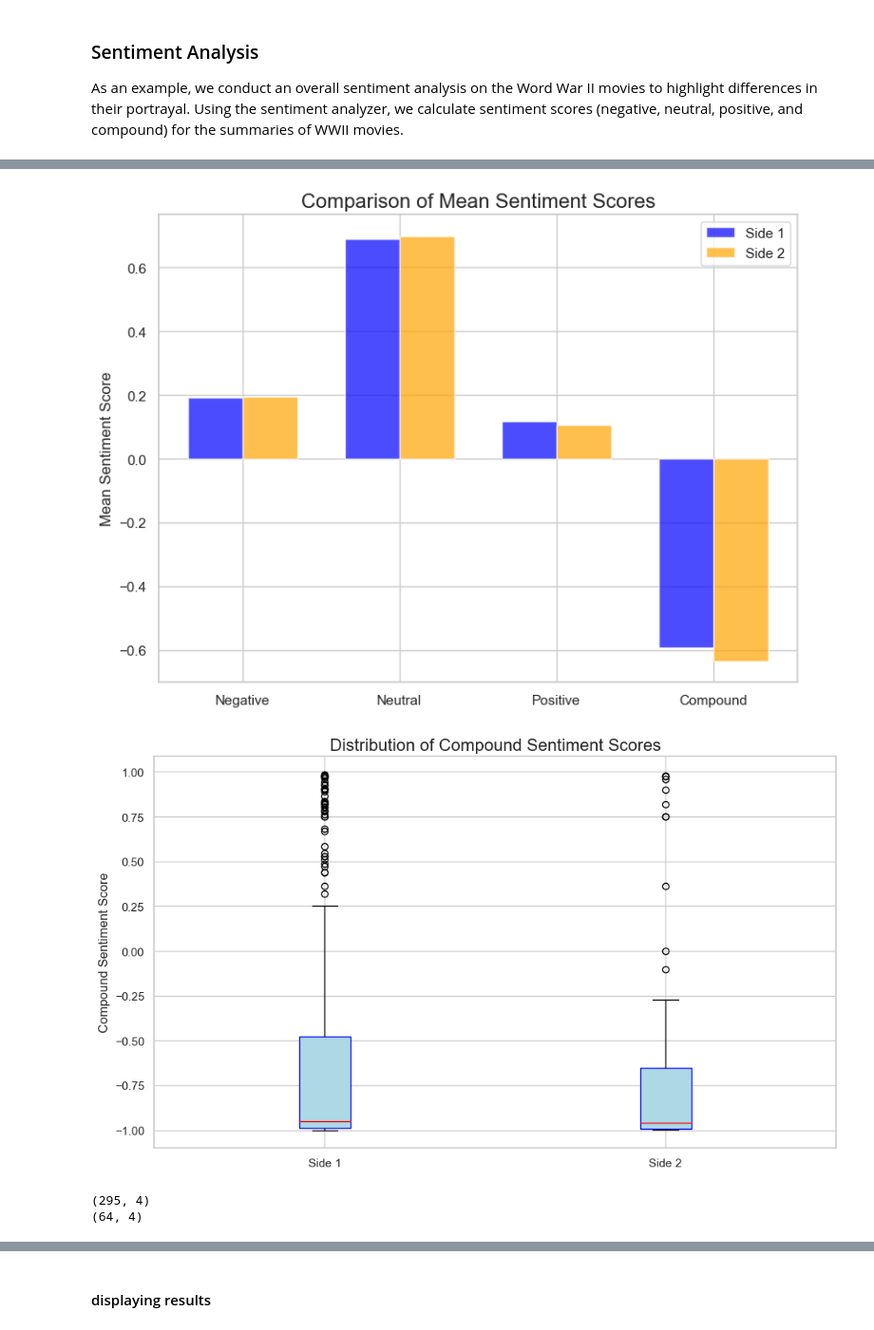
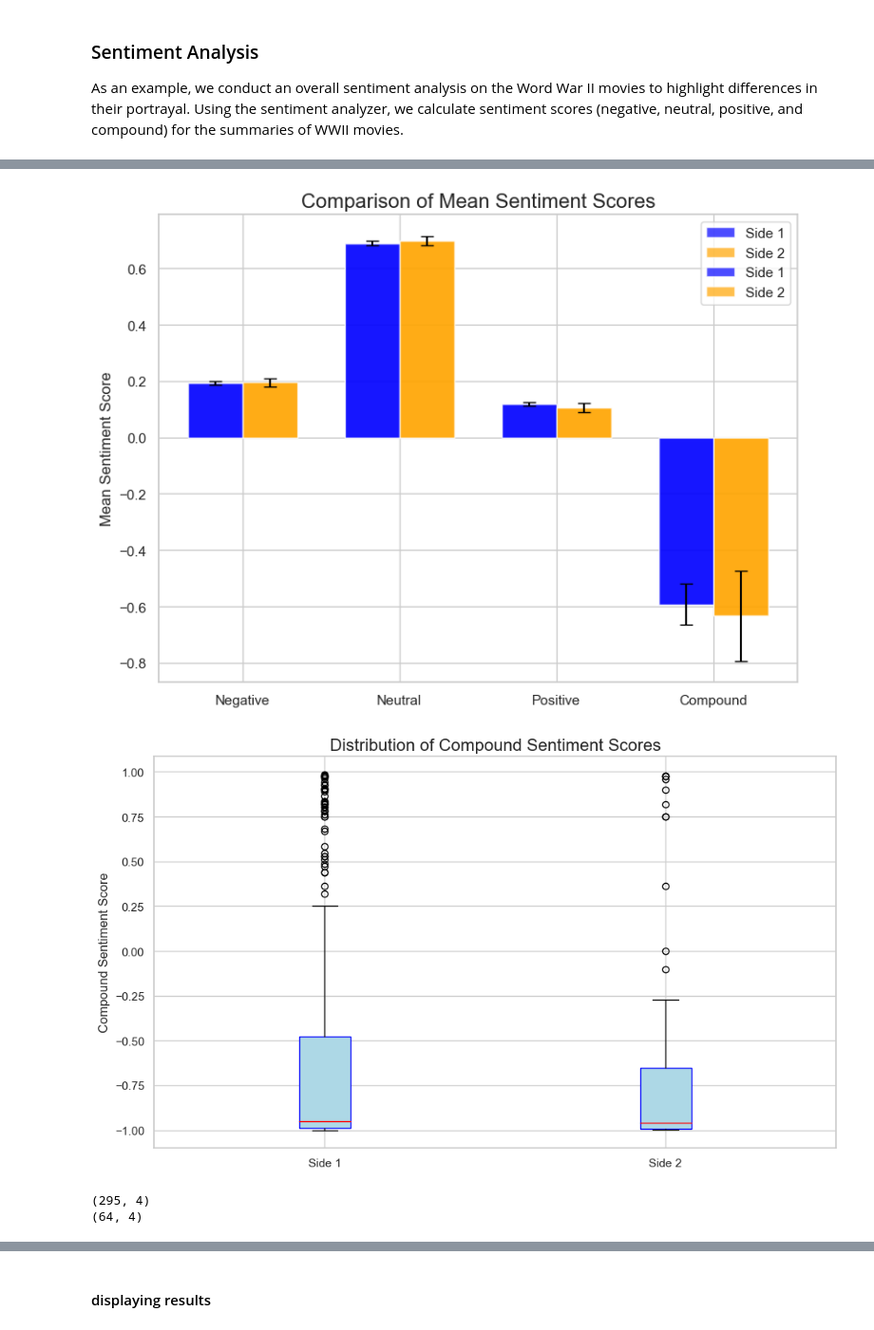
Before and after one commit to epfl-ada/ada-2024-project-americandentalassociation, a Jupyter notebook: results.ipynb, the cells around one changed output, grey strips where cells are left out. Shown at 95% size. Drawn from its saved outputs; the diff is of its cells as text; code cells hidden in the pictures.

```diff
--- a/results.ipynb
+++ b/results.ipynb
@@ -473,7 +489,3 @@ stop_words = set(stopwords.words("english"))
 [nltk_data] Downloading package vader_lexicon to
 [nltk_data]     C:\Users\wflaf\AppData\Roaming\nltk_data...
 [nltk_data]   Package vader_lexicon is already up-to-date!
-# %%
-df = pd.read_csv('data/movies_with_summaries.csv')
-wars_df = pd.read_csv('data/wars_filtered_clean.csv')
-df.head()
@@ -503,14 +499,6 @@ From the wars.csv dataset we extract the different contries involved in the conl
 wwii_bell = wars_df[wars_df['WarName'] == 'World War II'][['StateName', 'Side', 'Outcome']]
 wwii_bell_side1 = wwii_bell[wwii_bell['Side'] == 1]['StateName'].values.tolist()
 wwii_bell_side2 = wwii_bell[wwii_bell['Side'] == 2]['StateName'].values.tolist()
-
-# Remove duplicates
-if "France" in wwii_bell_side2:
-    wwii_bell_side2.remove("France")
-if "Bulgaria" in wwii_bell_side1:
-    wwii_bell_side1.remove("Bulgaria")
-if "Romania" in wwii_bell_side1:
-    wwii_bell_side1.remove("Romania")
 
 print("Side 1 countries:", wwii_bell_side1)
 print("Side 2 countries:", wwii_bell_side2)
@@ -544,7 +532,7 @@ print("Side 2 countries:", korean_bell_side2)
 viet_bell = wars_df[wars_df['WarName']=='Vietnam War, Phase 2'][['StateName', 'Side', 'Outcome']]
 viet_bell_side1 = viet_bell[viet_bell['Side'] == 1]['StateName'].values.tolist()
 viet_bell_side2 = viet_bell[viet_bell['Side'] == 2]['StateName'].values.tolist()
-# print(viet_bell_side1)
+print(viet_bell_side1)
 print("Side 1 countries:", viet_bell_side1)
 print("Side 2 countries:", viet_bell_side2)
 # %% [output]
@@ -916,37 +955,54 @@ dtype: float64
 labels = ['Negative', 'Neutral', 'Positive', 'Compound']
 x = np.arange(len(labels))
 
+#Confiance Intervall
+
+ci_lower_1 = mean_scores_1 - ci_wwii_side1['ci_lower'].values
+ci_upper_1 = ci_wwii_side1['ci_upper'].values - mean_scores_1
+
+ci_lower_2 = mean_scores_2 - ci_wwii_side2['ci_lower'].values
+ci_upper_2 = ci_wwii_side2['ci_upper'].values - mean_scores_2
+
+
 fig, ax = plt.subplots(figsize=(8, 6))
 width = 0.35
+
+#Confiance Intervall visualisation
+
+rects1 = ax.bar(x - width/2, mean_scores_1, width, label='Side 1', color='blue', alpha=0.7,
+                yerr=[ci_lower_1, ci_upper_1], capsize=5, ecolor='black')
+rects2 = ax.bar(x + width/2, mean_scores_2, width, label='Side 2', color='orange', alpha=0.7,
+                yerr=[ci_lower_2, ci_upper_2], capsize=5, ecolor='black')
+
 
 ax.bar(x - width/2, mean_scores_1, width, label='Side 1', color='blue', alpha=0.7)
 ax.bar(x + width/2, mean_scores_2, width, label='Side 2', color='orange', alpha=0.7)
 
 ax.set_title("Comparison of Mean Sentiment Scores", fontsize=16)
 ax.set_xticks(x)
 ax.set_xticklabels(labels)
 ax.set_ylabel("Mean Sentiment Score", fontsize=12)
 ax.legend()
 plt.tight_layout()
 plt.show()
 
 # Visualisation 2 : Distribution of 'compound' scores Boxplot
 
 
 fig, ax = plt.subplots(figsize=(10, 6))
 data = [sentiment_df_1['compound'], sentiment_df_2['compound']]
 ax.boxplot(data, vert=True, patch_artist=True, labels=['Side 1', 'Side 2'],
            boxprops=dict(facecolor='lightblue', color='blue'), medianprops=dict(color='red'))
 
 ax.set_title("Distribution of Compound Sentiment Scores", fontsize=16)
 ax.set_ylabel("Compound Sentiment Score", fontsize=12)
 plt.tight_layout()
 plt.show()
 
 print(sentiment_df_1.shape)
 print(sentiment_df_2.shape)
 # %% [output]
-[figure, old version]
+[figure, new version]
 [figure]
 (295, 4)
 (64, 4)
```
Also changed, not shown: parts of 8 cells of this notebook, 9 other files.
